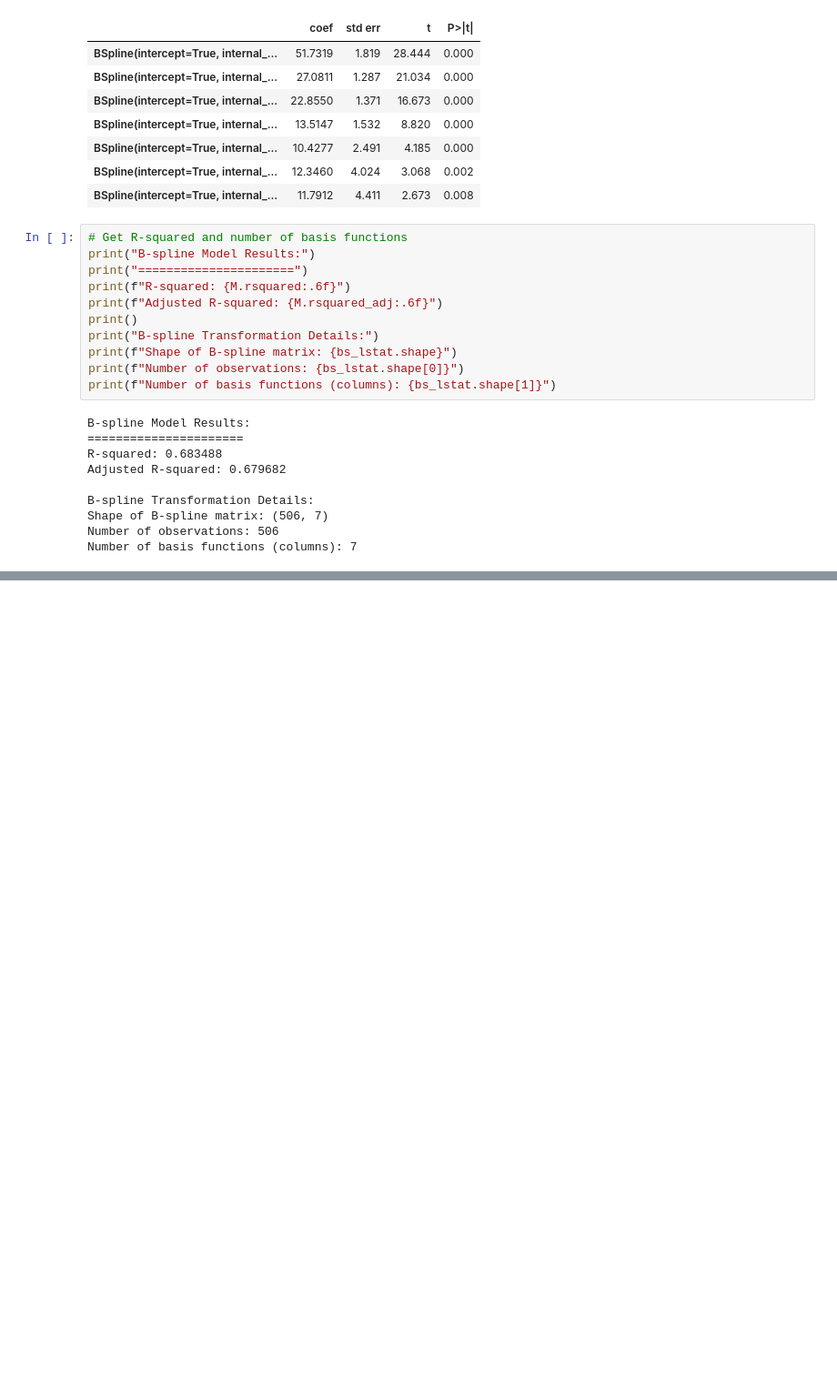
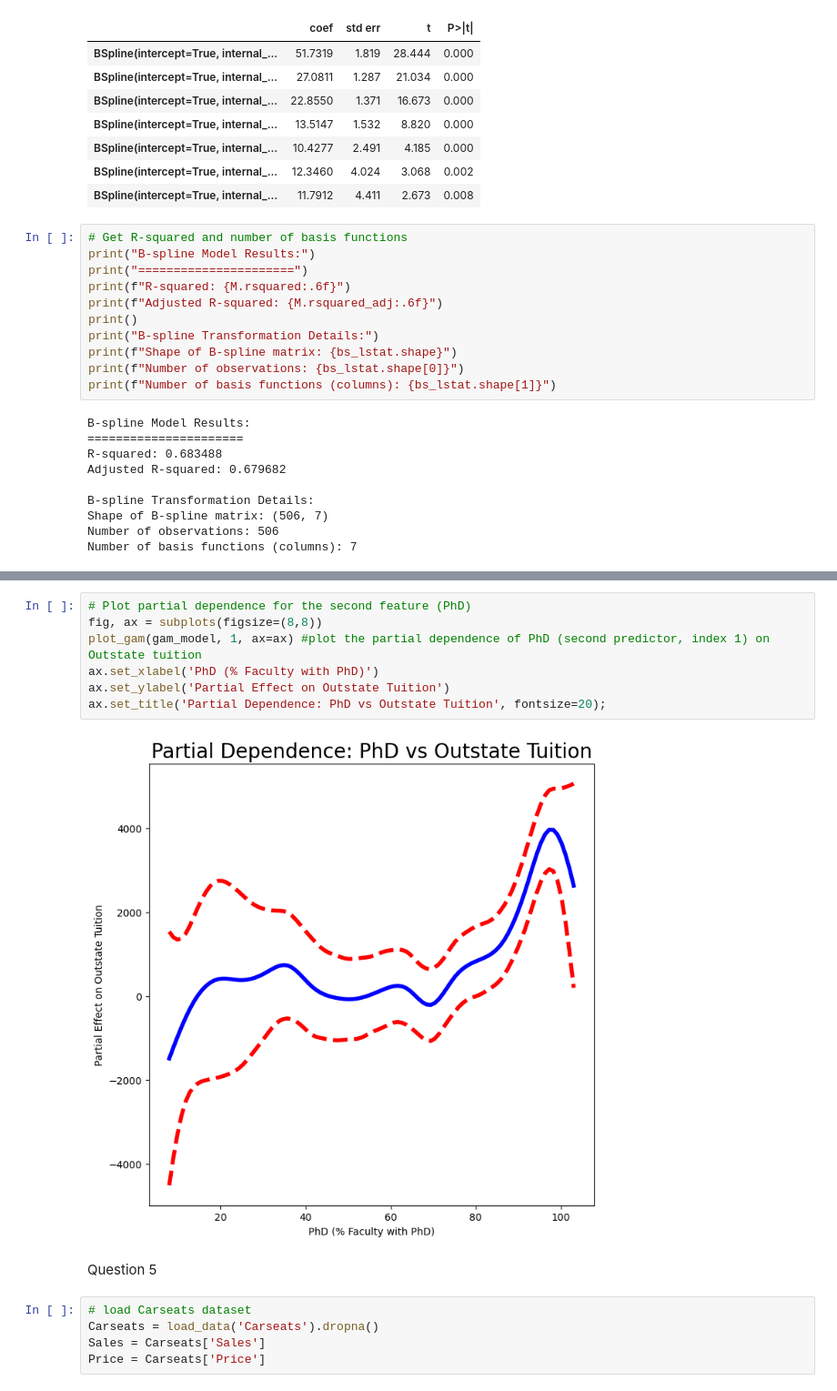
Before and after one commit to WilliamJhong/2025AAE722_William-J, a Jupyter notebook: lab7.ipynb, the cells around one changed output, grey strips where cells are left out. Shown at 91% size. Saved outputs shown, nothing was run; the diff lists cells and outputs as text; blank space fills up the shorter version.

```diff
--- a/lab7.ipynb
+++ b/lab7.ipynb
@@ -117,0 +207,16 @@ Number of basis functions (columns): 7
+# %%
+# Plot partial dependence for the second feature (PhD)
+fig, ax = subplots(figsize=(8,8))
+plot_gam(gam_model, 1, ax=ax) #plot the partial dependence of PhD (second predictor, index 1) on Outstate tuition
+ax.set_xlabel('PhD (% Faculty with PhD)')
+ax.set_ylabel('Partial Effect on Outstate Tuition')
+ax.set_title('Partial Dependence: PhD vs Outstate Tuition', fontsize=20);
+# %% [output]
+[figure, added]
+# %% [markdown]
+Question 5
+# %%
+# load Carseats dataset
+Carseats = load_data('Carseats').dropna()
+Sales = Carseats['Sales']
+Price = Carseats['Price']
```
Also changed, not shown: parts of 13 cells of this notebook.
